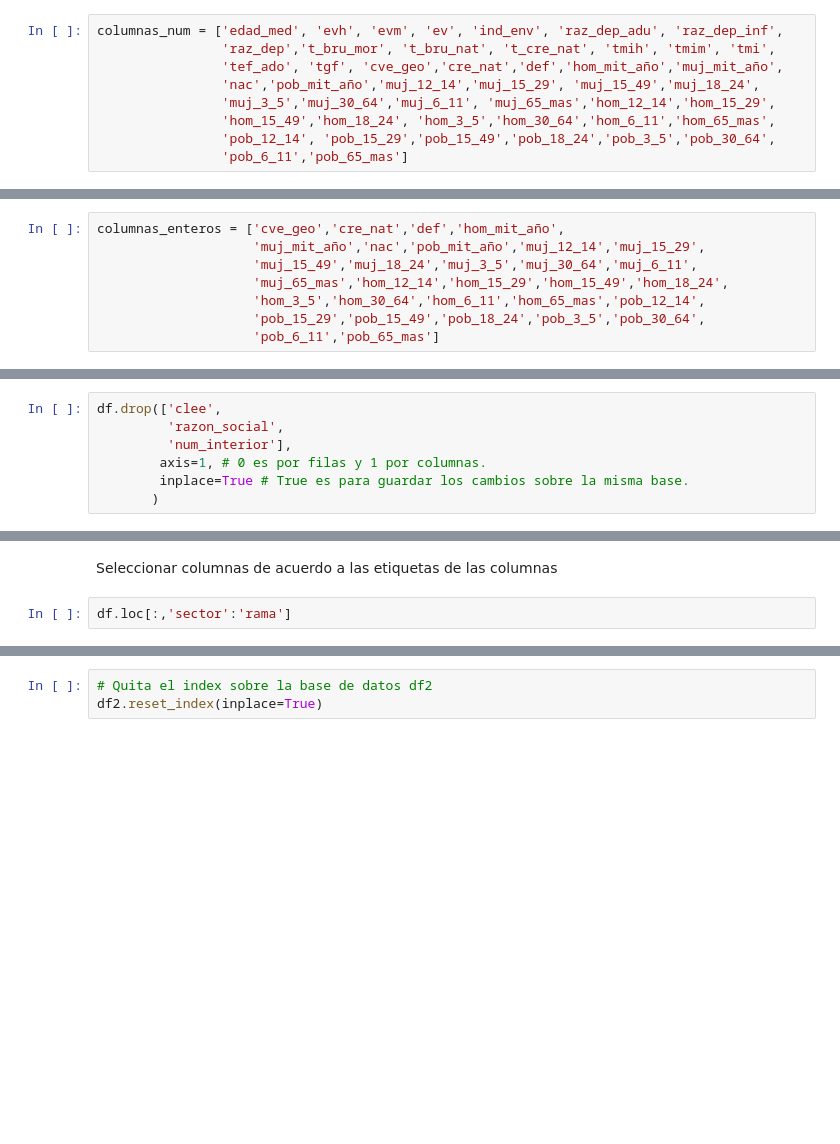
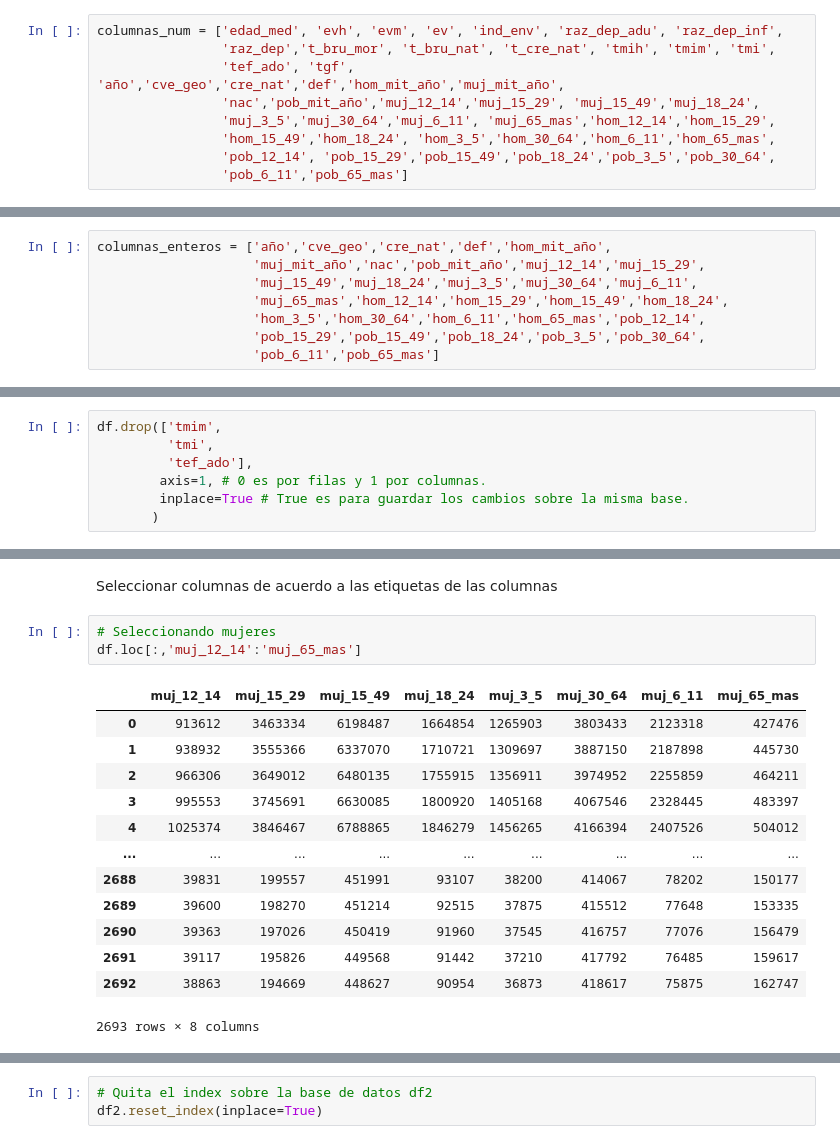
Before and after one commit to m-durand/propedeutico_python, a Jupyter notebook: notebooks/4_pandas_exploracion_db.ipynb, the cells around one changed output, grey strips where cells are left out. Cells and saved outputs as stored; diff of their text form; blank space fills up the shorter version.

```diff
--- a/notebooks/4_pandas_exploracion_db.ipynb
+++ b/notebooks/4_pandas_exploracion_db.ipynb
@@ -292,7 +292,7 @@ Conforme exploras la base de datos sabrás cuáles son las variables numéricas,
 # %%
 columnas_num = ['edad_med', 'evh', 'evm', 'ev', 'ind_env', 'raz_dep_adu', 'raz_dep_inf',
                 'raz_dep','t_bru_mor', 't_bru_nat', 't_cre_nat', 'tmih', 'tmim', 'tmi',
-                'tef_ado', 'tgf', 'cve_geo','cre_nat','def','hom_mit_año','muj_mit_año',
+                'tef_ado', 'tgf', 'año','cve_geo','cre_nat','def','hom_mit_año','muj_mit_año',
                 'nac','pob_mit_año','muj_12_14','muj_15_29', 'muj_15_49','muj_18_24',
                 'muj_3_5','muj_30_64','muj_6_11', 'muj_65_mas','hom_12_14','hom_15_29',
                 'hom_15_49','hom_18_24', 'hom_3_5','hom_30_64','hom_6_11','hom_65_mas',
@@ -303,7 +303,7 @@ df[columnas_num] = df[columnas_num].astype('float64')
 # %% [markdown]
 Toma en cuenta que a veces es mejor guardar las variables como enteros que como flotante.
 # %%
-columnas_enteros = ['cve_geo','cre_nat','def','hom_mit_año',
+columnas_enteros = ['año','cve_geo','cre_nat','def','hom_mit_año',
                     'muj_mit_año','nac','pob_mit_año','muj_12_14','muj_15_29',
                     'muj_15_49','muj_18_24','muj_3_5','muj_30_64','muj_6_11',
                     'muj_65_mas','hom_12_14','hom_15_29','hom_15_49','hom_18_24',
@@ -490,7 +492,7 @@ Quitar columnas
 # %%
-df.drop(['clee',
-         'razon_social',
-         'num_interior'],
+df.drop(['tmim',
+         'tmi',
+         'tef_ado'],
         axis=1, # 0 es por filas y 1 por columnas.
         inplace=True # True es para guardar los cambios sobre la misma base.
        )
@@ -517,5 +560,20 @@ df.iloc[[122,126,208],]
 # %% [markdown]
 Seleccionar columnas de acuerdo a las etiquetas de las columnas
 # %%
-df.loc[:,'sector':'rama']
+# Seleccionando mujeres
+df.loc[:,'muj_12_14':'muj_65_mas']
+# %% [output]
+|  | muj_12_14 | muj_15_29 | muj_15_49 | muj_18_24 | muj_3_5 | muj_30_64 | muj_6_11 | muj_65_mas |
+| 0 | 913612 | 3463334 | 6198487 | 1664854 | 1265903 | 3803433 | 2123318 | 427476 |
+| 1 | 938932 | 3555366 | 6337070 | 1710721 | 1309697 | 3887150 | 2187898 | 445730 |
+| 2 | 966306 | 3649012 | 6480135 | 1755915 | 1356911 | 3974952 | 2255859 | 464211 |
+| 3 | 995553 | 3745691 | 6630085 | 1800920 | 1405168 | 4067546 | 2328445 | 483397 |
+| 4 | 1025374 | 3846467 | 6788865 | 1846279 | 1456265 | 4166394 | 2407526 | 504012 |
+| ... | ... | ... | ... | ... | ... | ... | ... | ... |
+| 2688 | 39831 | 199557 | 451991 | 93107 | 38200 | 414067 | 78202 | 150177 |
+| 2689 | 39600 | 198270 | 451214 | 92515 | 37875 | 415512 | 77648 | 153335 |
+| 2690 | 39363 | 197026 | 450419 | 91960 | 37545 | 416757 | 77076 | 156479 |
+| 2691 | 39117 | 195826 | 449568 | 91442 | 37210 | 417792 | 76485 | 159617 |
+| 2692 | 38863 | 194669 | 448627 | 90954 | 36873 | 418617 | 75875 | 162747 |
+2693 rows × 8 columns
 # %%
```
Also changed, not shown: parts of 22 cells of this notebook.
